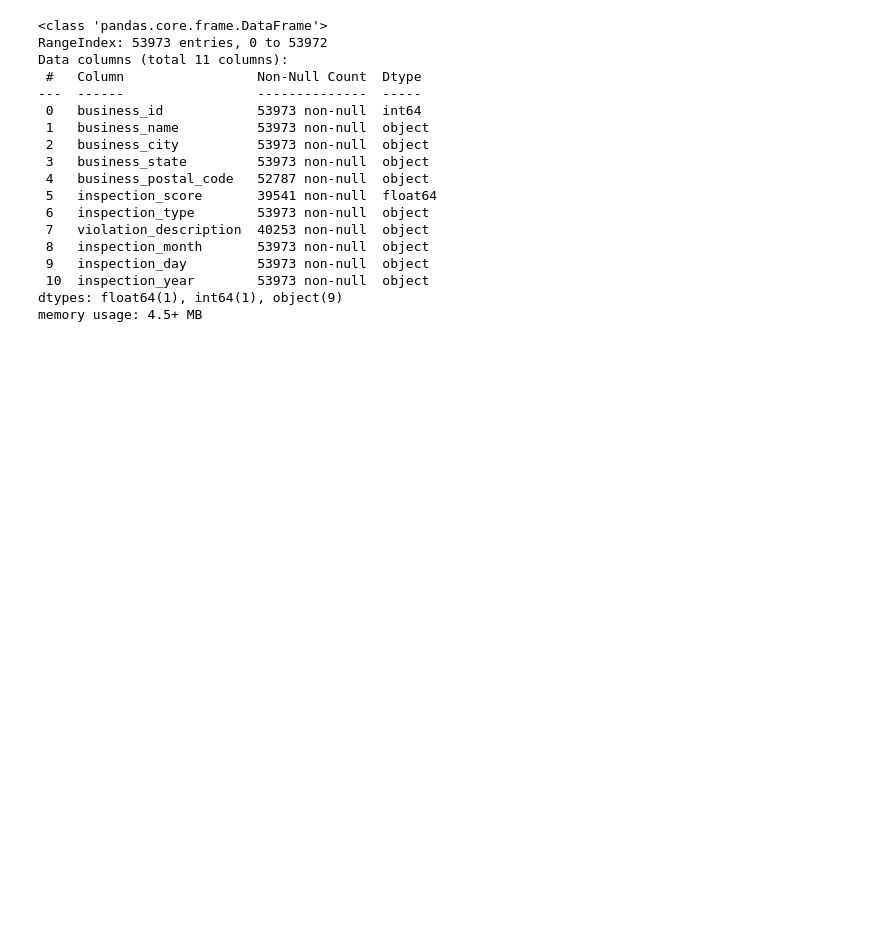
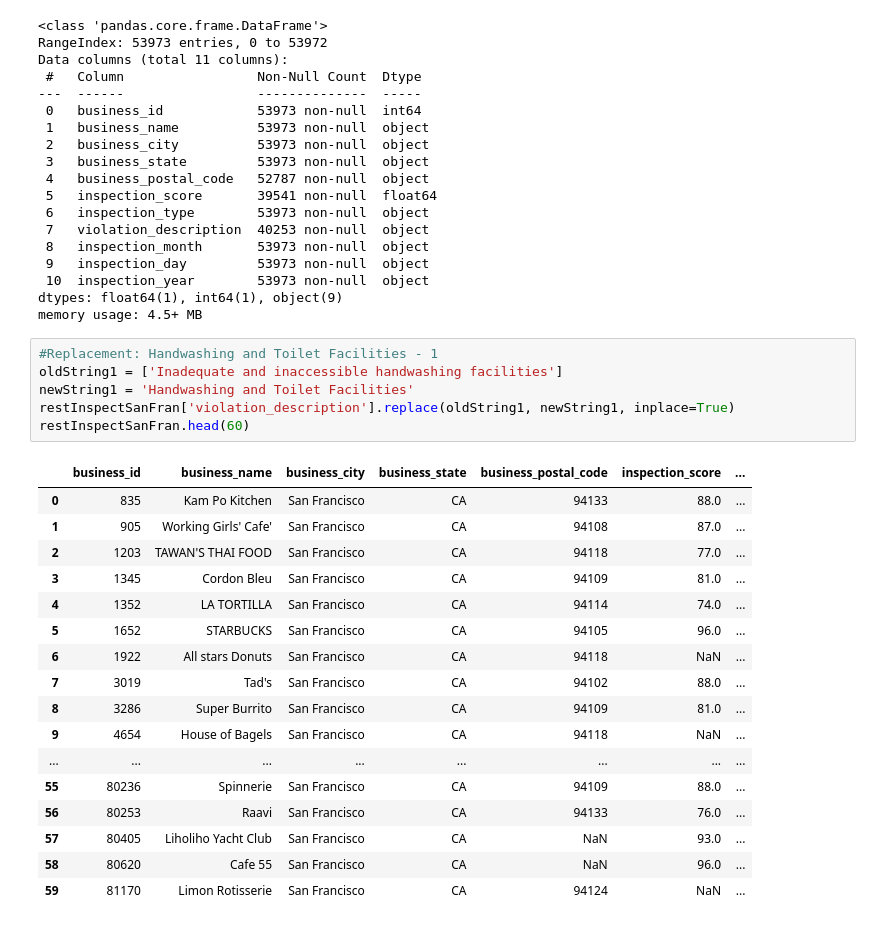
Before and after one commit to jrthompson25/Capstone-Project, a Jupyter notebook: Notebooks/capstone_restaurant_inspections_sanfran.ipynb, the cells around one changed output. Drawn from its saved outputs; the diff is of its cells as text; blank space fills up the shorter version.

Commit message:
Violation description column replacements for San Fran complete

```diff
--- a/Notebooks/capstone_restaurant_inspections_sanfran.ipynb
+++ b/Notebooks/capstone_restaurant_inspections_sanfran.ipynb
@@ -122,3 +126,27 @@ Data columns (total 11 columns):
  10  inspection_year        53973 non-null  object
 dtypes: float64(1), int64(1), object(9)
 memory usage: 4.5+ MB
+# %%
+#Replacement: Handwashing and Toilet Facilities - 1
+oldString1 = ['Inadequate and inaccessible handwashing facilities']
+newString1 = 'Handwashing and Toilet Facilities'
+restInspectSanFran['violation_description'].replace(oldString1, newString1, inplace=True)
+restInspectSanFran.head(60)
+# %% [output]
+|  | business_id | business_name | business_city | business_state | business_postal_code | inspection_score | ... |
+| 0 | 835 | Kam Po Kitchen | San Francisco | CA | 94133 | 88.0 | ... |
+| 1 | 905 | Working Girls' Cafe' | San Francisco | CA | 94108 | 87.0 | ... |
+| 2 | 1203 | TAWAN'S THAI FOOD | San Francisco | CA | 94118 | 77.0 | ... |
+| 3 | 1345 | Cordon Bleu | San Francisco | CA | 94109 | 81.0 | ... |
+| 4 | 1352 | LA TORTILLA | San Francisco | CA | 94114 | 74.0 | ... |
+| 5 | 1652 | STARBUCKS | San Francisco | CA | 94105 | 96.0 | ... |
+| 6 | 1922 | All stars Donuts | San Francisco | CA | 94118 | NaN | ... |
+| 7 | 3019 | Tad's | San Francisco | CA | 94102 | 88.0 | ... |
+| 8 | 3286 | Super Burrito | San Francisco | CA | 94109 | 81.0 | ... |
+| 9 | 4654 | House of Bagels | San Francisco | CA | 94118 | NaN | ... |
+| ... | ... | ... | ... | ... | ... | ... | ... |
+| 55 | 80236 | Spinnerie | San Francisco | CA | 94109 | 88.0 | ... |
+| 56 | 80253 | Raavi | San Francisco | CA | 94133 | 76.0 | ... |
+| 57 | 80405 | Liholiho Yacht Club | San Francisco | CA | NaN | 93.0 | ... |
+| 58 | 80620 | Cafe 55 | San Francisco | CA | NaN | 96.0 | ... |
+| 59 | 81170 | Limon Rotisserie | San Francisco | CA | 94124 | NaN | ... |
```
Also changed, not shown: parts of 19 cells of this notebook.
